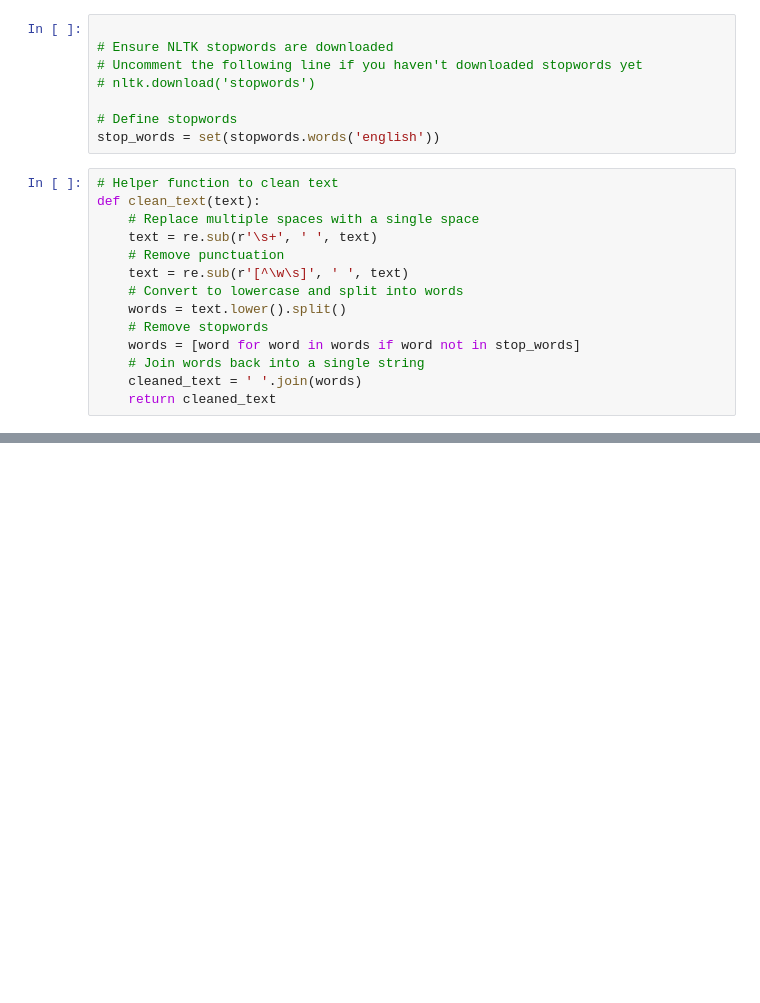
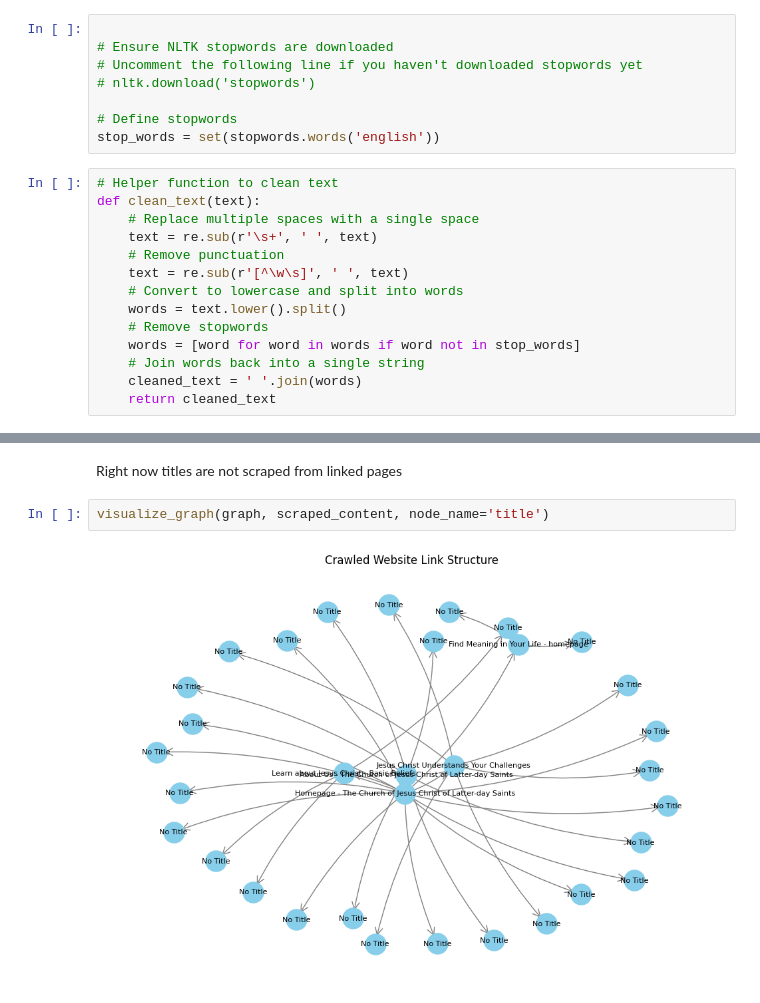
Before and after one commit to ec1302/mormon_research, a Jupyter notebook: mormon_research.ipynb, the cells around one changed output, grey strips where cells are left out. Drawn from its saved outputs; the diff is of its cells as text; blank space fills up the shorter version.

```diff
--- a/mormon_research.ipynb
+++ b/mormon_research.ipynb
@@ -208,0 +203,6 @@ book: 8
+# %% [markdown]
+Right now titles are not scraped from linked pages
+# %%
+visualize_graph(graph, scraped_content, node_name='title')
+# %% [output]
+[figure, added]
```
Also changed, not shown: parts of 7 cells of this notebook.
